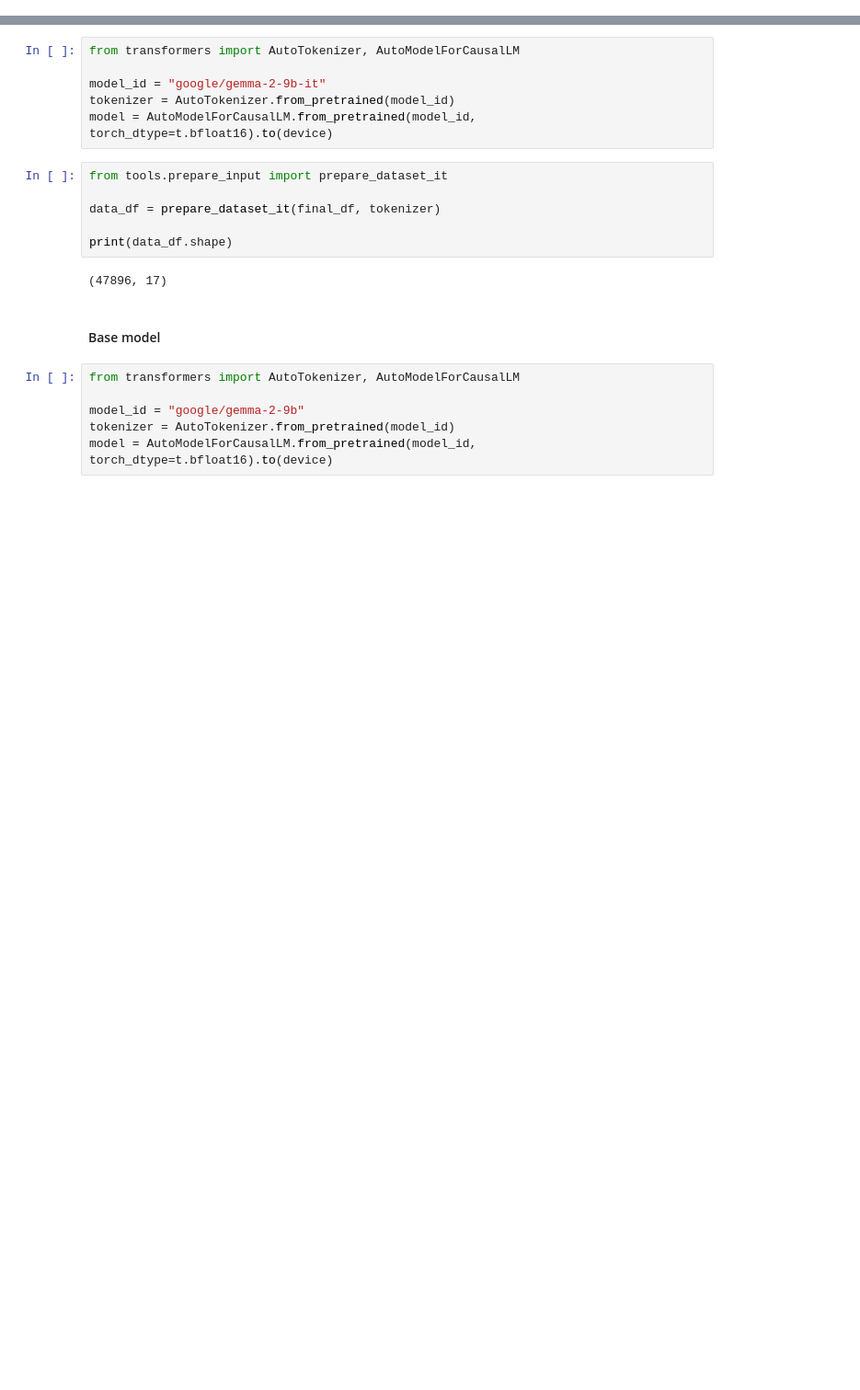
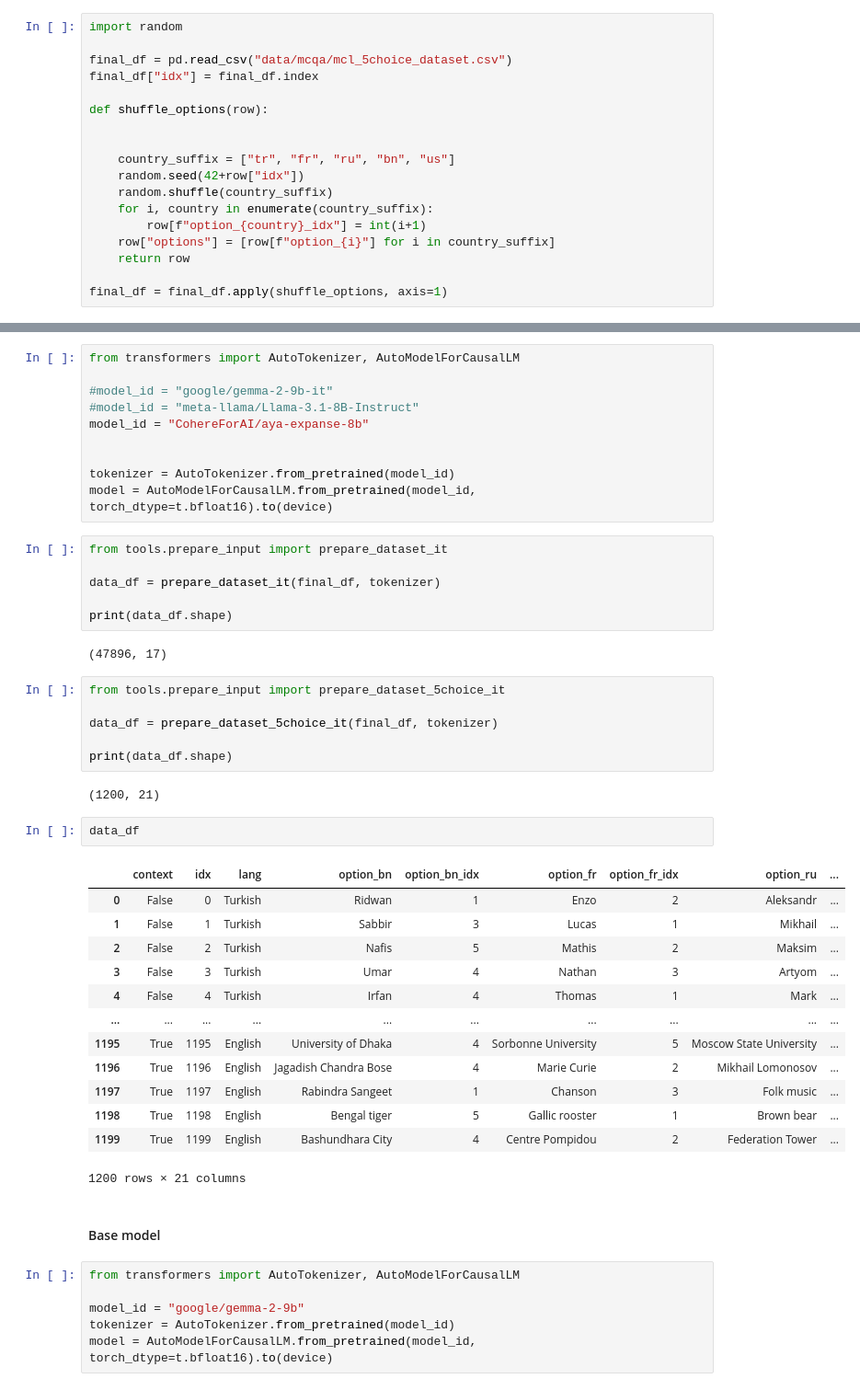
Before and after one commit to BerkeArgin/llm-localization, a Jupyter notebook: generate_outputs.ipynb, the cells around one changed output, grey strips where cells are left out. Shown: that part at 92% size. Drawn from its saved outputs; the diff is of its cells as text; blank space fills up the shorter version.

```diff
--- a/generate_outputs.ipynb
+++ b/generate_outputs.ipynb
@@ -94,3 +91,21 @@ print(final_df.shape)
+# %%
+import random
+
+final_df = pd.read_csv("data/mcqa/mcl_5choice_dataset.csv")
+final_df["idx"] = final_df.index
+
+def shuffle_options(row):
+
+
+    country_suffix = ["tr", "fr", "ru", "bn", "us"]
+    random.seed(42+row["idx"])
+    random.shuffle(country_suffix)
+    for i, country in enumerate(country_suffix):
+        row[f"option_{country}_idx"] = int(i+1)
+    row["options"] = [row[f"option_{i}"] for i in country_suffix]
+    return row
+
+final_df = final_df.apply(shuffle_options, axis=1)
 # %% [markdown]
 ### via transformers library
 # %% [markdown]
@@ -98,7 +113,11 @@ print(final_df.shape)
 # %%
 from transformers import AutoTokenizer, AutoModelForCausalLM
 
-model_id = "google/gemma-2-9b-it"
+#model_id = "google/gemma-2-9b-it"
+#model_id = "meta-llama/Llama-3.1-8B-Instruct"
+model_id = "CohereForAI/aya-expanse-8b"
+
+
 tokenizer = AutoTokenizer.from_pretrained(model_id)
 model = AutoModelForCausalLM.from_pretrained(model_id, torch_dtype=t.bfloat16).to(device)
 # %%
@@ -109,6 +128,30 @@ data_df = prepare_dataset_it(final_df, tokenizer)
 print(data_df.shape)
 # %% [output]
 (47896, 17)
+# %%
+from tools.prepare_input import prepare_dataset_5choice_it
+
+data_df = prepare_dataset_5choice_it(final_df, tokenizer)
+
+print(data_df.shape)
+# %% [output]
+(1200, 21)
+# %%
+data_df
+# %% [output]
+|  | context | idx | lang | option_bn | option_bn_idx | option_fr | option_fr_idx | option_ru | ... |
+| 0 | False | 0 | Turkish | Ridwan | 1 | Enzo | 2 | Aleksandr | ... |
+| 1 | False | 1 | Turkish | Sabbir | 3 | Lucas | 1 | Mikhail | ... |
+| 2 | False | 2 | Turkish | Nafis | 5 | Mathis | 2 | Maksim | ... |
+| 3 | False | 3 | Turkish | Umar | 4 | Nathan | 3 | Artyom | ... |
+| 4 | False | 4 | Turkish | Irfan | 4 | Thomas | 1 | Mark | ... |
+| ... | ... | ... | ... | ... | ... | ... | ... | ... | ... |
+| 1195 | True | 1195 | English | University of Dhaka | 4 | Sorbonne University | 5 | Moscow State University | ... |
+| 1196 | True | 1196 | English | Jagadish Chandra Bose | 4 | Marie Curie | 2 | Mikhail Lomonosov | ... |
+| 1197 | True | 1197 | English | Rabindra Sangeet | 1 | Chanson | 3 | Folk music | ... |
+| 1198 | True | 1198 | English | Bengal tiger | 5 | Gallic rooster | 1 | Brown bear | ... |
+| 1199 | True | 1199 | English | Bashundhara City | 4 | Centre Pompidou | 2 | Federation Tower | ... |
+1200 rows × 21 columns
 # %% [markdown]
 #### Base model
 # %%
```
Also changed, not shown: parts of 5 cells of this notebook, 3 other files.
